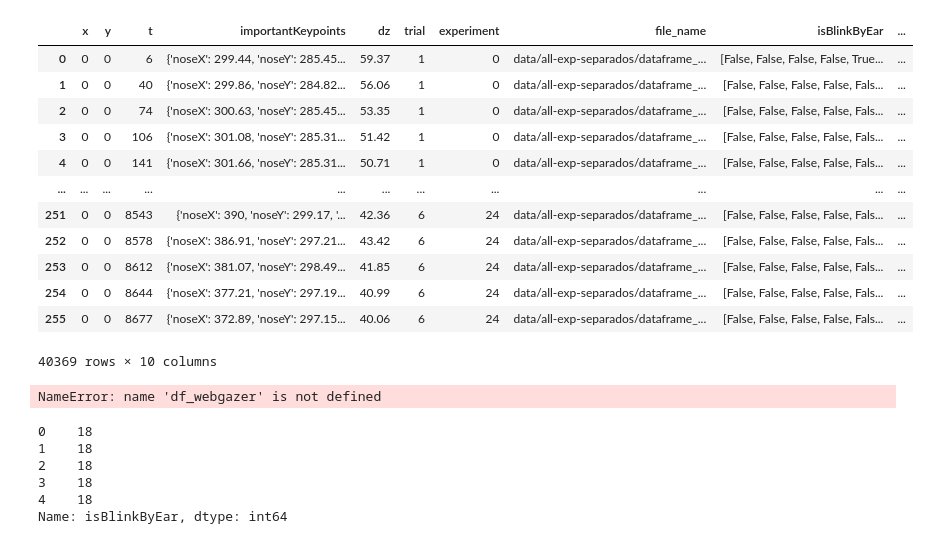
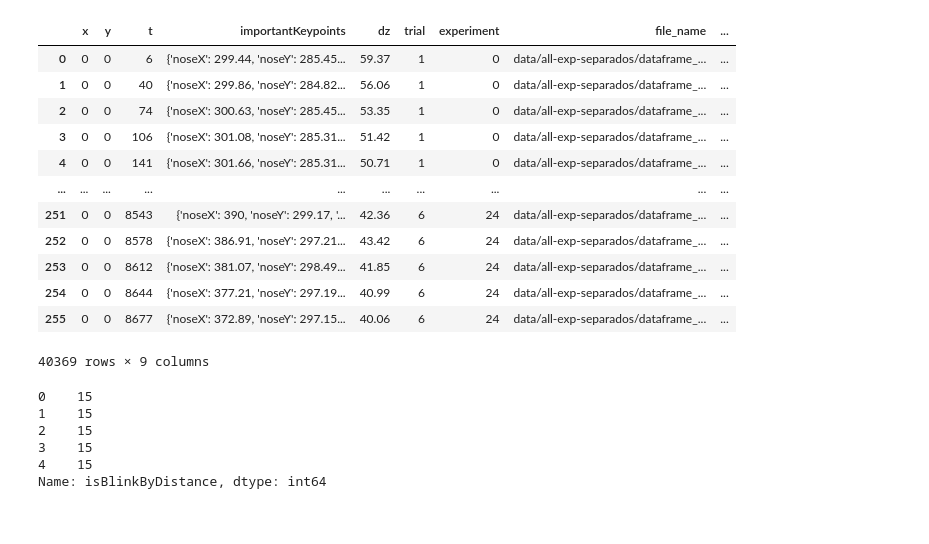
Before and after one commit to agustin-penas/wg-DataAnalysis, a Jupyter notebook: analysis blinks online distance.ipynb, the cells around one changed output. Drawn from its saved outputs; the diff is of its cells as text; code cells hidden in the pictures.

```diff
--- a/analysis blinks online distance.ipynb
+++ b/analysis blinks online distance.ipynb
@@ -64,65 +59,41 @@ data/all-exp-separados/dataframe_blink_13.csv
 40369
 # %%
 blinkDistance = distance.BlinkDistance()
-blinkColors = Colors()
-blinkCorrelations = Correlation()
 
-
-df_webgazer["isBlinkByEar"] = df_webgazer["importantKeypoints"].map(
-    lambda x: isBlinkByEar(
-        x["rightEyeTopArc"],
-        x["rightEyeBottomArc"],
-        x["leftEyeTopArc"],
-        x["leftEyeBottomArc"],
-    )
-)
 df_webgazer["isBlinkByDistance"] = df_webgazer["importantKeypoints"].map(
     lambda x: blinkDistance.isBlinkByDistance(
         x["rightEyeTopArc"],
         x["rightEyeBottomArc"],
         x["leftEyeTopArc"],
         x["leftEyeBottomArc"],
     )
 )
 
 
-# df_webgazer['isBlinkByEar'] = df_webgazer['importantKeypoints'].map(lambda x: isBlinkByEar(x['rightEyeTopArc'], x['rightEyeBottomArc'], x['leftEyeTopArc'], x['leftEyeBottomArc']))
+# df_webgazer['isBlinkByDistance'] = df_webgazer['importantKeypoints'].map(lambda x: isBlinkByEar(x['rightEyeTopArc'], x['rightEyeBottomArc'], x['leftEyeTopArc'], x['leftEyeBottomArc']))
 
 df_webgazer
 # %% [output]
-|  | x | y | t | importantKeypoints | dz | trial | experiment | file_name | isBlinkByEar | ... |
-| 0 | 0 | 0 | 6 | {'noseX': 299.44, 'noseY': 285.45... | 59.37 | 1 | 0 | data/all-exp-separados/dataframe_... | [False, False, False, False, True... | ... |
-| 1 | 0 | 0 | 40 | {'noseX': 299.86, 'noseY': 284.82... | 56.06 | 1 | 0 | data/all-exp-separados/dataframe_... | [False, False, False, False, Fals... | ... |
-| 2 | 0 | 0 | 74 | {'noseX': 300.63, 'noseY': 285.45... | 53.35 | 1 | 0 | data/all-exp-separados/dataframe_... | [False, False, False, False, Fals... | ... |
-| 3 | 0 | 0 | 106 | {'noseX': 301.08, 'noseY': 285.31... | 51.42 | 1 | 0 | data/all-exp-separados/dataframe_... | [False, False, False, False, Fals... | ... |
-| 4 | 0 | 0 | 141 | {'noseX': 301.66, 'noseY': 285.31... | 50.71 | 1 | 0 | data/all-exp-separados/dataframe_... | [False, False, False, False, Fals... | ... |
-| ... | ... | ... | ... | ... | ... | ... | ... | ... | ... | ... |
-| 251 | 0 | 0 | 8543 | {'noseX': 390, 'noseY': 299.17, '... | 42.36 | 6 | 24 | data/all-exp-separados/dataframe_... | [False, False, False, False, Fals... | ... |
-| 252 | 0 | 0 | 8578 | {'noseX': 386.91, 'noseY': 297.21... | 43.42 | 6 | 24 | data/all-exp-separados/dataframe_... | [False, False, False, False, Fals... | ... |
-| 253 | 0 | 0 | 8612 | {'noseX': 381.07, 'noseY': 298.49... | 41.85 | 6 | 24 | data/all-exp-separados/dataframe_... | [False, False, False, False, Fals... | ... |
-| 254 | 0 | 0 | 8644 | {'noseX': 377.21, 'noseY': 297.19... | 40.99 | 6 | 24 | data/all-exp-separados/dataframe_... | [False, False, False, False, Fals... | ... |
-| 255 | 0 | 0 | 8677 | {'noseX': 372.89, 'noseY': 297.15... | 40.06 | 6 | 24 | data/all-exp-separados/dataframe_... | [False, False, False, False, Fals... | ... |
+|  | x | y | t | importantKeypoints | dz | trial | experiment | file_name | ... |
+| 0 | 0 | 0 | 6 | {'noseX': 299.44, 'noseY': 285.45... | 59.37 | 1 | 0 | data/all-exp-separados/dataframe_... | ... |
+| 1 | 0 | 0 | 40 | {'noseX': 299.86, 'noseY': 284.82... | 56.06 | 1 | 0 | data/all-exp-separados/dataframe_... | ... |
+| 2 | 0 | 0 | 74 | {'noseX': 300.63, 'noseY': 285.45... | 53.35 | 1 | 0 | data/all-exp-separados/dataframe_... | ... |
+| 3 | 0 | 0 | 106 | {'noseX': 301.08, 'noseY': 285.31... | 51.42 | 1 | 0 | data/all-exp-separados/dataframe_... | ... |
+| 4 | 0 | 0 | 141 | {'noseX': 301.66, 'noseY': 285.31... | 50.71 | 1 | 0 | data/all-exp-separados/dataframe_... | ... |
+| ... | ... | ... | ... | ... | ... | ... | ... | ... | ... |
+| 251 | 0 | 0 | 8543 | {'noseX': 390, 'noseY': 299.17, '... | 42.36 | 6 | 24 | data/all-exp-separados/dataframe_... | ... |
+| 252 | 0 | 0 | 8578 | {'noseX': 386.91, 'noseY': 297.21... | 43.42 | 6 | 24 | data/all-exp-separados/dataframe_... | ... |
+| 253 | 0 | 0 | 8612 | {'noseX': 381.07, 'noseY': 298.49... | 41.85 | 6 | 24 | data/all-exp-separados/dataframe_... | ... |
+| 254 | 0 | 0 | 8644 | {'noseX': 377.21, 'noseY': 297.19... | 40.99 | 6 | 24 | data/all-exp-separados/dataframe_... | ... |
+| 255 | 0 | 0 | 8677 | {'noseX': 372.89, 'noseY': 297.15... | 40.06 | 6 | 24 | data/all-exp-separados/dataframe_... | ... |
-40369 rows × 10 columns
+40369 rows × 9 columns
-# %%
-list_blink_ear = df_webgazer["importantKeypoints"].map(
-    lambda x: isBlinkByEar(
-        x["rightEyeTopArc"],
-        x["rightEyeBottomArc"],
-        x["leftEyeTopArc"],
-        x["leftEyeBottomArc"],
-    )
-)
-
-list_blink_ear.map(lambda x: len(x)).head()
-# %% [output]
-NameError: name 'df_webgazer' is not defined
 # %%
-df_webgazer["isBlinkByEar"].apply(lambda x: len(x)).head()
+df_webgazer["isBlinkByDistance"].apply(lambda x: len(x)).head()
 # %% [output]
-0    18
-1    18
-2    18
-3    18
-4    18
-Name: isBlinkByEar, dtype: int64
+0    15
+1    15
+2    15
+3    15
+4    15
+Name: isBlinkByDistance, dtype: int64
 # %%
```
Also changed, not shown: parts of 25 cells of this notebook, 2 other files.
